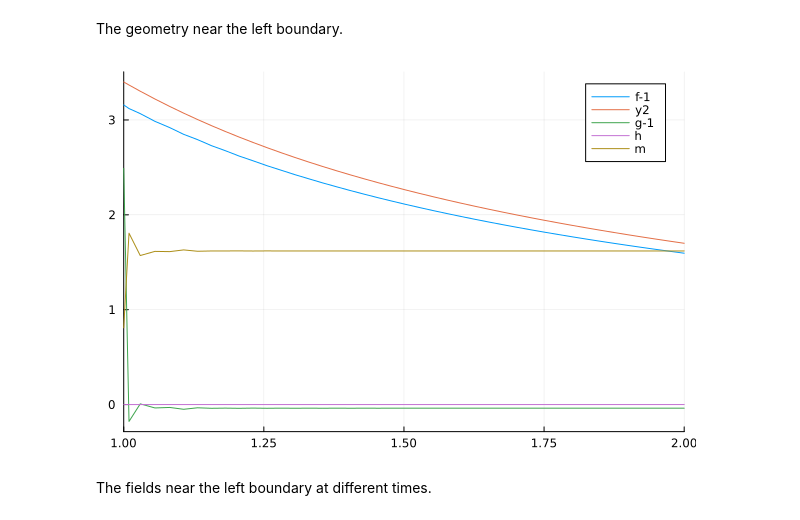
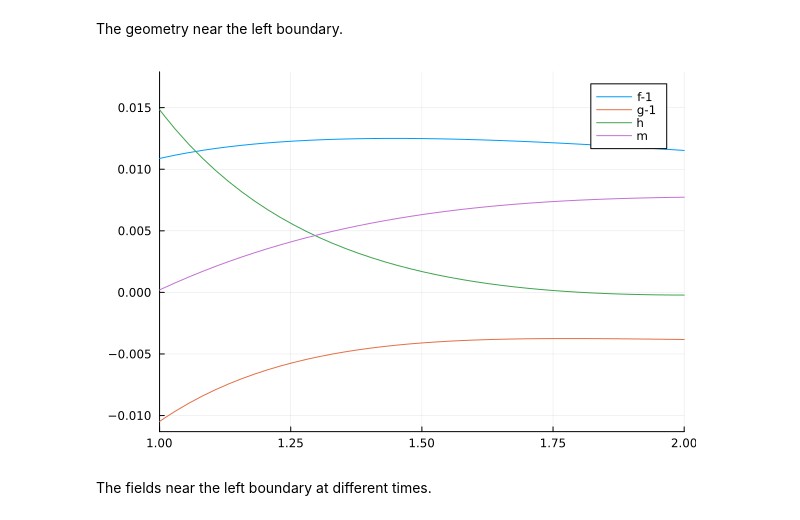
Before and after one commit to reula/Vlasov, a Jupyter notebook: E-V/IR_system.ipynb, the cells around one changed output. Saved outputs shown, nothing was run; the diff lists cells and outputs as text; code cells hidden in the pictures.

```diff
--- a/E-V/IR_system.ipynb
+++ b/E-V/IR_system.ipynb
@@ -109,8 +109,9 @@ end
 # %%
 T=220
+M = 440 # saving steps
 prob = ODEProblem(F!,u0,(0.0,T),p);
-alg = ORK256()
+#alg = ORK256()
 #alg = RK4()
-#alg = Tsit5()
-sol = solve(prob,alg,dt=dT*0.50,adaptive=false);#,save_everystep=false);
-#sol = solve(prob,alg,dt=dT*0.50);#,adaptive=false);#,save_everystep=false);
+alg = Tsit5()
+#sol = solve(prob,alg,dt=dT*0.50,adaptive=false, saveat=T/M);#,save_everystep=false);
+sol = solve(prob,alg,dtmax=dT*0.50, saveat=T/M);#,adaptive=false);#,save_everystep=false);
@@ -135,17 +118,17 @@ t: 17773-element Vector{Float64}:
 # %% [markdown]
 The geometry near the left boundary.
 # %%
-t = T
+t = 104
 plot(x,sol(t)[1:N].-1.0, label = "f-1"
 #, ylim=(-0.00002,0.000020)
 , xlim=(1,2)
 )
-plot!(x,3.4./x)
+#plot!(x,3.4./x)
 plot!(x,sol(t)[N+1:2N].-1.0, label = "g-1")
 plot!(x,sol(t)[2N+1:3N], label = "h")
 plot!(x,m(x,sol(t)[1:N],sol(t)[N+1:2N]),label ="m")
 # %% [output]
-[figure, old version]
+[figure, new version]
 # %% [markdown]
 The fields near the left boundary at different times.
 # %%
```
Also changed, not shown: parts of 9 cells of this notebook, 5 other files.
